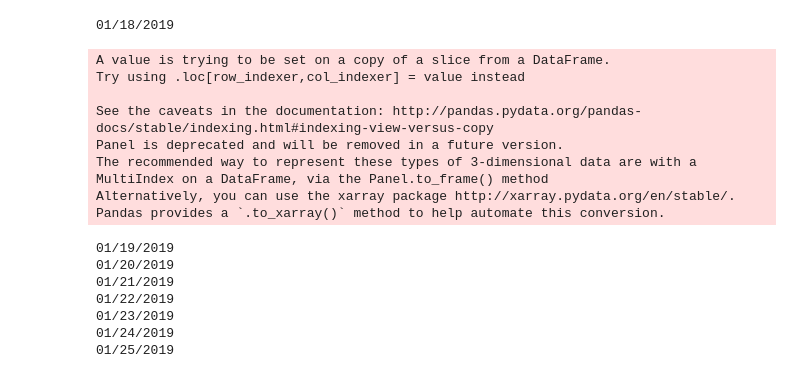
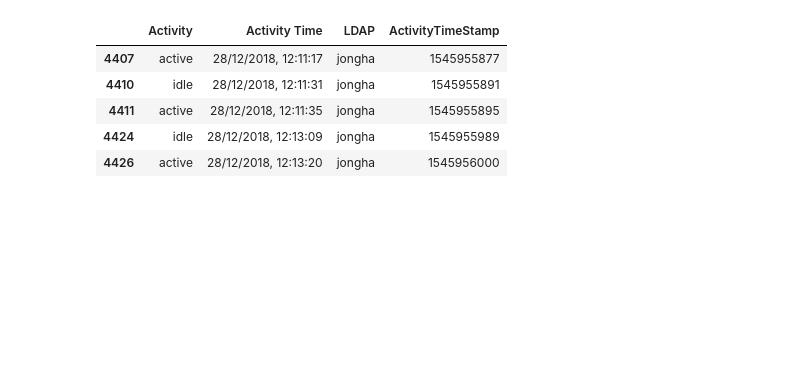
Before and after one commit to alokranjan04/FileSaver.js, a Jupyter notebook: MonthyWeeklyCombinedSheets.ipynb, the cells around one changed output. Drawn from its saved outputs; the diff is of its cells as text; code cells hidden in the pictures; blank space fills up the shorter version.

```diff
--- a/MonthyWeeklyCombinedSheets.ipynb
+++ b/MonthyWeeklyCombinedSheets.ipynb
@@ -44,19 +44,19 @@ Requirement already satisfied: MarkupSafe>=0.23 in /usr/local/lib/python3.6/dist
 # dateRange = pd.date_range('1/13/2019','1/15/2019').strftime('%m/%d/%Y')
 
 # old sheet
-#sheet1 = gc.open_by_url("https://docs.google.com/spreadsheets/d/1Rj2Q_bzw3wQ-LhfwULIwSDHl9cUVVr1m28zHx_ngKVo/edit#gid=1256653836")
+sheet1 = gc.open_by_url("https://docs.google.com/spreadsheets/d/1Rj2Q_bzw3wQ-LhfwULIwSDHl9cUVVr1m28zHx_ngKVo/edit#gid=1256653836")
 # 18-25 Jan
-sheet1 = gc.open_by_url("https://docs.google.com/spreadsheets/d/1wTKmw2OGEittMTJLLAM1z2EPGLMQJFpfxWofNC1L72E/edit?usp=drive_web&ouid=109507962615664495031")
+sheet2 = gc.open_by_url("https://docs.google.com/spreadsheets/d/1wTKmw2OGEittMTJLLAM1z2EPGLMQJFpfxWofNC1L72E/edit?usp=drive_web&ouid=109507962615664495031")
 # 11 to 18 jan
-# sheet5 = gc.open_by_url("https://docs.google.com/spreadsheets/d/1TviYAlCuUnVQiXkasFeOm7myR255SncDJ-AOgNCf6cw/edit#gid=1256653836")
+sheet3 = gc.open_by_url("https://docs.google.com/spreadsheets/d/1TviYAlCuUnVQiXkasFeOm7myR255SncDJ-AOgNCf6cw/edit#gid=1256653836")
 # #14th Jan Sheet
-# sheet4 = gc.open_by_url("https://docs.google.com/spreadsheets/d/1cmSHCuPKxMUHg24OgxC72l9erMhPGUm4lL5UXd9kbek/edit")
+sheet4 = gc.open_by_url("https://docs.google.com/spreadsheets/d/1cmSHCuPKxMUHg24OgxC72l9erMhPGUm4lL5UXd9kbek/edit")
 # # 4 to 11 jan
-# sheet2 = gc.open_by_url("https://docs.google.com/spreadsheets/d/1xDcCSveHzJJOZY33-hq2pscI9E9TZuVmDOz0kEoRvCA/edit#gid=1256653836")
+sheet5 = gc.open_by_url("https://docs.google.com/spreadsheets/d/1xDcCSveHzJJOZY33-hq2pscI9E9TZuVmDOz0kEoRvCA/edit#gid=1256653836")
 # # 28 dec to 4 jan
-# sheet3 = gc.open_by_url("https://docs.google.com/spreadsheets/d/1NqBeb1AgbXy3I4KPUgLNlOp2TExYWdZwkL5p62nS--g/edit#gid=1256653836")
+sheet6 = gc.open_by_url("https://docs.google.com/spreadsheets/d/1NqBeb1AgbXy3I4KPUgLNlOp2TExYWdZwkL5p62nS--g/edit#gid=1256653836")
 
-dateRange = pd.date_range('1/18/2019','1/25/2019').strftime('%m/%d/%Y')
+dateRange = pd.date_range('1/1/2019','1/31/2019').strftime('%m/%d/%Y')
 
 
 
@@ -95,31 +95,33 @@ dateRange = pd.date_range('1/18/2019','1/25/2019').strftime('%m/%d/%Y')
 
 
 ws1 = sheet1.worksheet('Sheet2')
-# ws2 = sheet2.worksheet('Sheet2')
-# ws3 = sheet3.worksheet('Sheet2')
-# ws4 = sheet4.worksheet('Sheet2')
-# ws5 = sheet5.worksheet('Sheet2')
-# ws6 = sheet5.worksheet('Sheet2')
+ws2 = sheet2.worksheet('Sheet2')
+ws3 = sheet3.worksheet('Sheet2')
+ws4 = sheet4.worksheet('Sheet2')
+ws5 = sheet5.worksheet('Sheet2')
+ws6 = sheet6.worksheet('Sheet2')
 # ws6 = sheet6.worksheet('Sheet2')
 # ws7 = sheet7.worksheet('Sheet2')
 # ws8 = sheet7.worksheet('Sheet2')
 # ws9 = sheet7.worksheet('Sheet2')
 
 df1 = get_as_dataframe(ws1)
-# df2 = get_as_dataframe(ws2)
-# df3 = get_as_dataframe(ws3)
-# df4 = get_as_dataframe(ws4)
-#df5 = get_as_dataframe(ws5)
-# df7 = get_as_dataframe(ws6)
+df2 = get_as_dataframe(ws2)
+df3 = get_as_dataframe(ws3)
+df4 = get_as_dataframe(ws4)
+df5 = get_as_dataframe(ws5)
+df6 = get_as_dataframe(ws6)
 # df8 = get_as_dataframe(ws7)
 # df9 = get_as_dataframe(ws8)
 # df10 = get_as_dataframe(ws9)
-df6 = df1#.append(df2).append(df3).append(df4).append(df5)#.append(df7)#.append(df8).append(df9).append(df10)
+df6 = df1.append(df2).append(df3).append(df4).append(df5).append(df6)#.append(df8).append(df9).append(df10)
 
 import time
 import datetime
 
 df6 = df6[['Activity','Activity Time','LDAP']].dropna().drop_duplicates()
+df6["ActivityTimeStamp"] =   df6["Activity Time"].apply(lambda x: (convertDateFormat(x)) if  isinstance(x, str) else 0)
+df6 = df6.sort_values(by=['ActivityTimeStamp'])
 # %%
 #convert date and time
 #input convertDateFormat('8/31/2018, 6:23:28 AM')
@@ -270,20 +335,9 @@ df6 = df6.sort_values(by=['ActivityTimeStamp'])
-# %%
-
-dfVal = ldaDetailsIndateRange(dateRange)
-# %% [output]
-01/18/2019
-A value is trying to be set on a copy of a slice from a DataFrame.
-Try using .loc[row_indexer,col_indexer] = value instead
-
-See the caveats in the documentation: http://pandas.pydata.org/pandas-docs/stable/indexing.html#indexing-view-versus-copy
-Panel is deprecated and will be removed in a future version.
-The recommended way to represent these types of 3-dimensional data are with a MultiIndex on a DataFrame, via the Panel.to_frame() method
-Alternatively, you can use the xarray package http://xarray.pydata.org/en/stable/.
-Pandas provides a `.to_xarray()` method to help automate this conversion.
-01/19/2019
-01/20/2019
-01/21/2019
-01/22/2019
-01/23/2019
-01/24/2019
-01/25/2019
+# %%
+df6.head()
+# %% [output]
+|  | Activity | Activity Time | LDAP | ActivityTimeStamp |
+| 4407 | active | 28/12/2018, 12:11:17 | jongha | 1545955877 |
+| 4410 | idle | 28/12/2018, 12:11:31 | jongha | 1545955891 |
+| 4411 | active | 28/12/2018, 12:11:35 | jongha | 1545955895 |
+| 4424 | idle | 28/12/2018, 12:13:09 | jongha | 1545955989 |
+| 4426 | active | 28/12/2018, 12:13:20 | jongha | 1545956000 |
```
Also changed, not shown: parts of 14 cells of this notebook.
